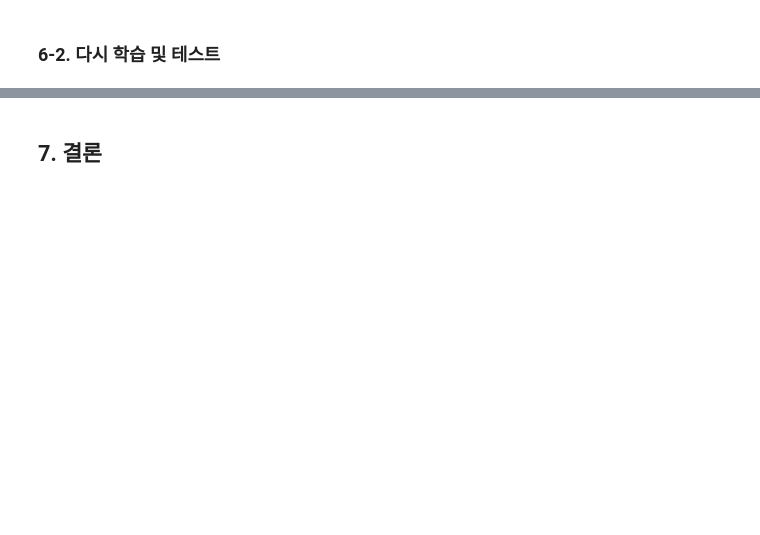
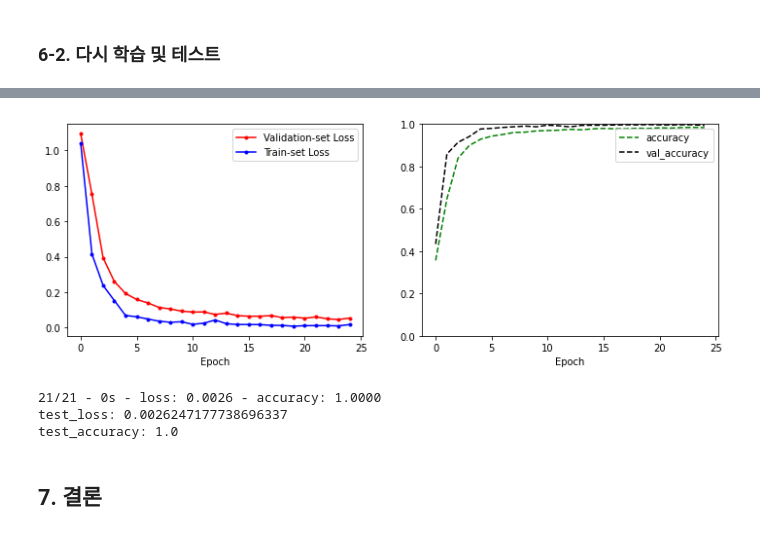
Before and after one commit to thk-lightman/AIFFEL, a Jupyter notebook: EXPLORATION/01/미니 프로젝트 - 가위바위보 분류기.ipynb, the cells around one changed output, grey strips where cells are left out. Saved outputs shown, nothing was run; the diff lists cells and outputs as text; code cells hidden in the pictures; blank space fills up the shorter version.

```diff
--- a/EXPLORATION/01/미니 프로젝트 - 가위바위보 분류기.ipynb
+++ b/EXPLORATION/01/미니 프로젝트 - 가위바위보 분류기.ipynb
@@ -348,7 +368,10 @@ image_generator = ImageDataGenerator(
             horizontal_flip=True,
             vertical_flip=False)
 
-augment_size = 100
+augment_size = 30000
 
-x_augmented = image_generator.flow(np.tile(X_train[0].reshape(IMG_SIZE*IMG_SIZE), 100).reshape(-1, 28, 28, 1),
-                     np.zeros(augment_size), batch_size=augment_size, shuffle=False).next()[0]
+randidx = np.random.randint(X_train.shape[0], size=augment_size)
+x_augmented = X_train[randidx].copy()
+y_augmented = y_train[randidx].copy()
+x_augmented = image_generator.flow(x_augmented, np.zeros(augment_size),
+                                   batch_size=augment_size, shuffle=False).next()[0]
@@ -377,5 +378,5 @@ ValueError: cannot reshape array of size 2352 into shape (784,)
 # %%
-# X_train = np.concatenate((X_train, x_augmented))
-# y_train = np.concatenate((y_train, y_augmented))
+X_train = np.concatenate((X_train, x_augmented))
+y_train = np.concatenate((y_train, y_augmented))
 
-# print(X_train.shape)
+print(X_train.shape)
@@ -408,26 +429,32 @@ history = model.fit(X_train, y_train, epochs=25, validation_split=0.25)
 # %%
-# import matplotlib.pyplot as plt
+import matplotlib.pyplot as plt
 
-# plt.figure(figsize=(12, 4))
+plt.figure(figsize=(12, 4))
 
-# plt.subplot(1, 2, 1)
-# plt.plot(history.history['loss'], marker='.', c='red', label='Validation-set Loss')
-# plt.plot(history.history['val_loss'], marker='.', c='blue', label='Train-set Loss')
-# plt.xlabel('Epoch')
-# plt.legend()
+plt.subplot(1, 2, 1)
+plt.plot(history.history['loss'], marker='.', c='red', label='Validation-set Loss')
+plt.plot(history.history['val_loss'], marker='.', c='blue', label='Train-set Loss')
+plt.xlabel('Epoch')
+plt.legend()
 
-# plt.subplot(1, 2, 2)
-# plt.plot(history.history['accuracy'], 'g--', label='accuracy')
-# plt.plot(history.history['val_loss'], 'k--', label='val_accuracy')
-# plt.xlabel('Epoch')
-# plt.ylim(0.7, 1)
-# plt.legend()
+plt.subplot(1, 2, 2)
+plt.plot(history.history['accuracy'], 'g--', label='accuracy')
+plt.plot(history.history['val_accuracy'], 'k--', label='val_accuracy')
+plt.xlabel('Epoch')
+plt.ylim(0, 1)
+plt.legend()
 
-# plt.show()
+plt.show()
+# %% [output]
+[figure, added]
 # %%
-# test_loss, test_accuracy = model.evaluate(X_test, y_test, verbose=2)
+test_loss, test_accuracy = model.evaluate(X_test, y_test, verbose=2)
 
-# print(f"test_loss: {test_loss}")
-# print(f"test_accuracy: {test_accuracy}")
+print(f"test_loss: {test_loss}")
+print(f"test_accuracy: {test_accuracy}")
+# %% [output]
+21/21 - 0s - loss: 0.0026 - accuracy: 1.0000
+test_loss: 0.0026247177738696337
+test_accuracy: 1.0
 # %% [markdown]
 ## 7. 결론
```
Also changed, not shown: parts of 12 cells of this notebook, 2 other files.
